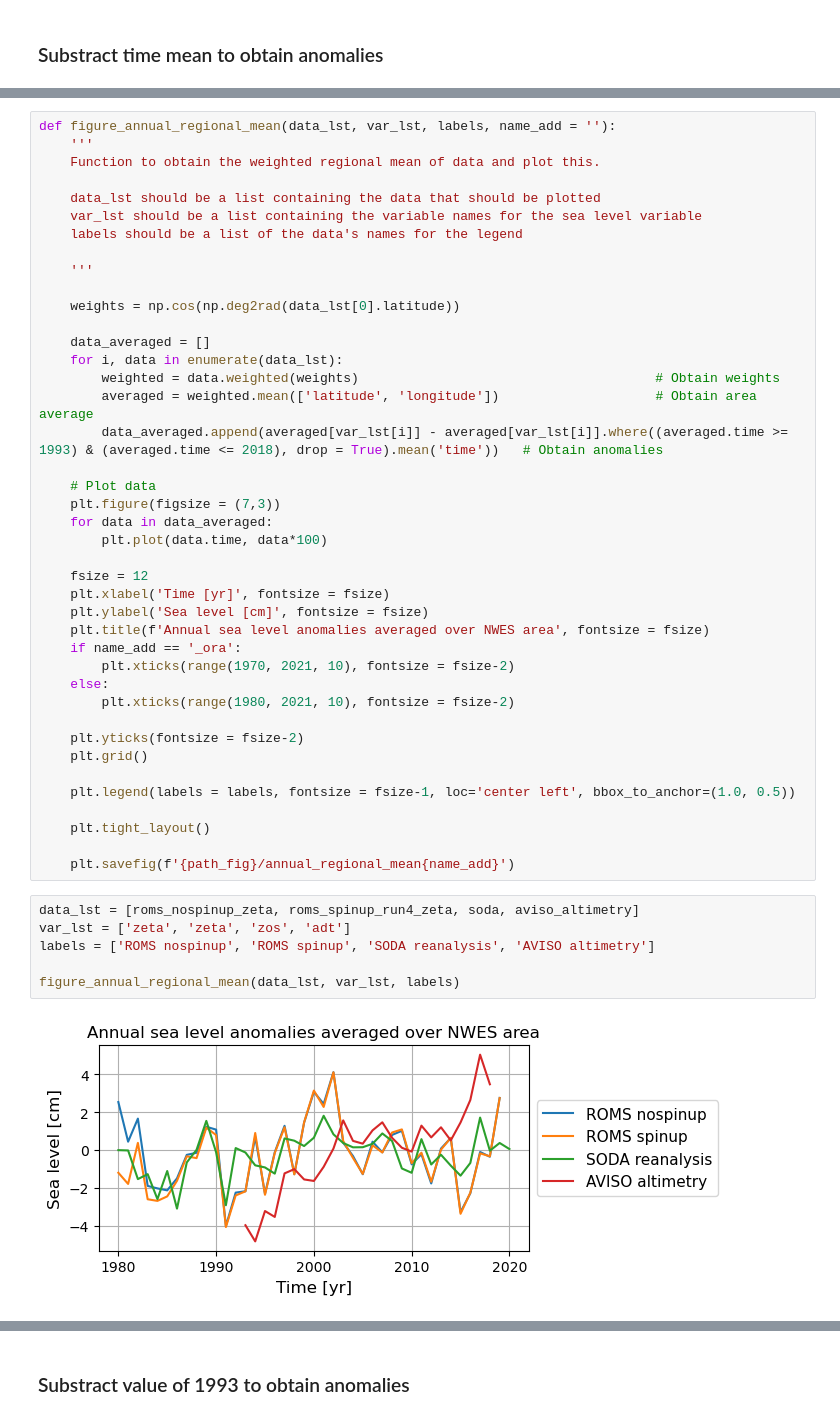
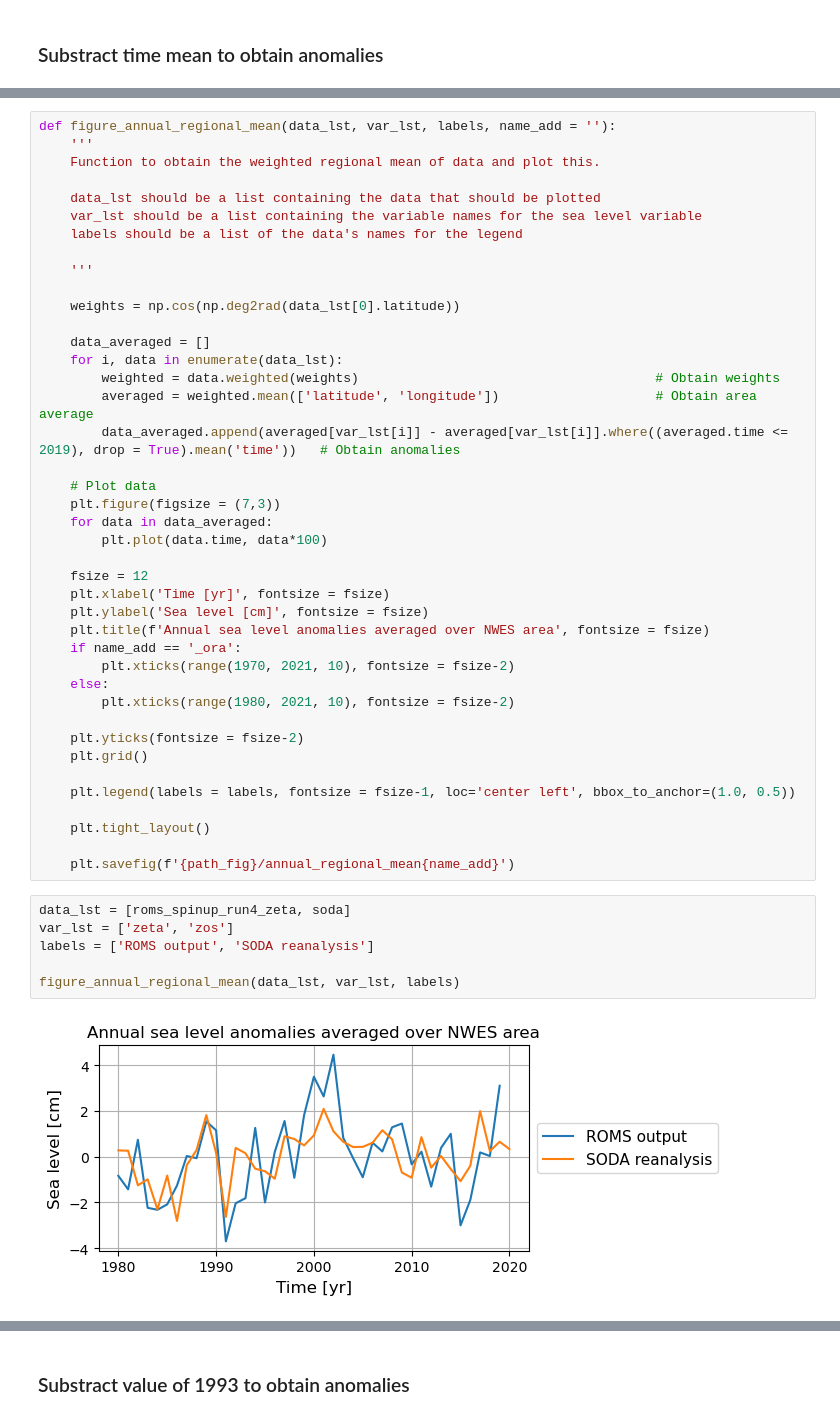
Before and after one commit to iris-keizer/ROMS-project, a Jupyter notebook: ROMS-project/analysis/SODA/analyse ROMS output nov2022.ipynb, the cells around one changed output, grey strips where cells are left out. Cells and saved outputs as stored; diff of their text form.

```diff
--- a/ROMS-project/analysis/SODA/analyse ROMS output nov2022.ipynb
+++ b/ROMS-project/analysis/SODA/analyse ROMS output nov2022.ipynb
@@ -253,7 +267,7 @@ def figure_annual_regional_mean(data_lst, var_lst, labels, name_add = ''):
     for i, data in enumerate(data_lst):
         weighted = data.weighted(weights)                                      # Obtain weights
         averaged = weighted.mean(['latitude', 'longitude'])                    # Obtain area average
-        data_averaged.append(averaged[var_lst[i]] - averaged[var_lst[i]].where((averaged.time >= 1993) & (averaged.time <= 2018), drop = True).mean('time'))   # Obtain anomalies
+        data_averaged.append(averaged[var_lst[i]] - averaged[var_lst[i]].where((averaged.time <= 2019), drop = True).mean('time'))   # Obtain anomalies
 
     # Plot data
     plt.figure(figsize = (7,3))
@@ -278,10 +292,10 @@ def figure_annual_regional_mean(data_lst, var_lst, labels, name_add = ''):
 
     plt.savefig(f'{path_fig}/annual_regional_mean{name_add}')
 # %%
-data_lst = [roms_nospinup_zeta, roms_spinup_run4_zeta, soda, aviso_altimetry]
-var_lst = ['zeta', 'zeta', 'zos', 'adt']
-labels = ['ROMS nospinup', 'ROMS spinup', 'SODA reanalysis', 'AVISO altimetry']
+data_lst = [roms_spinup_run4_zeta, soda]
+var_lst = ['zeta', 'zos']
+labels = ['ROMS output', 'SODA reanalysis']
 
 figure_annual_regional_mean(data_lst, var_lst, labels)
 # %% [output]
-[figure, old version]
+[figure, new version]
```
Also changed, not shown: parts of 19 cells of this notebook, 3 other files.
